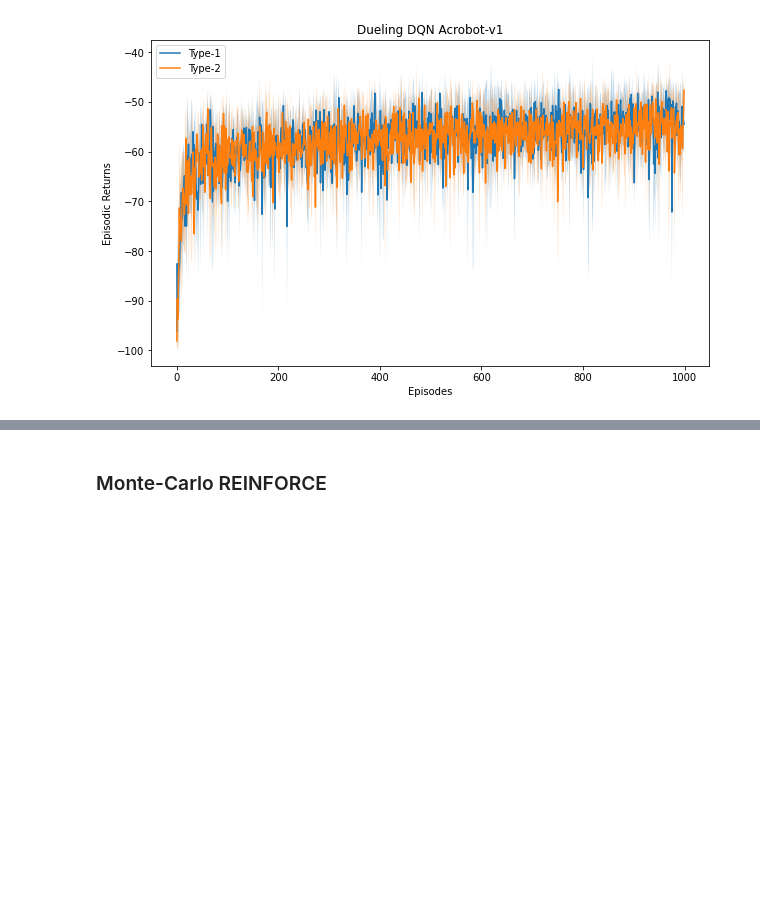
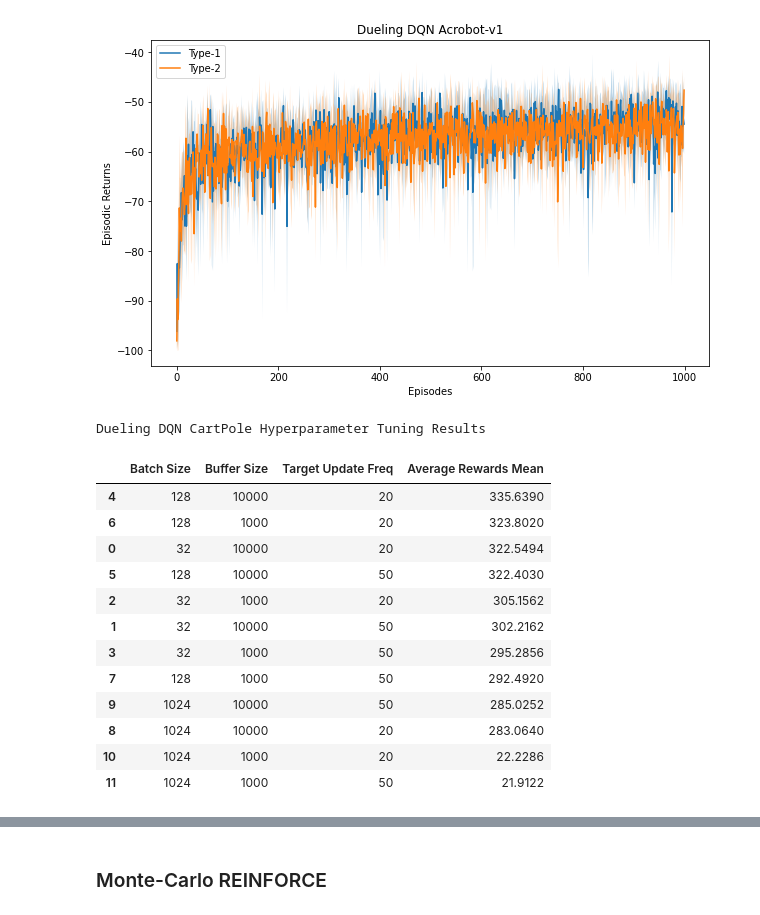
Before and after one commit to nishant-sahoo/RL_Assignments, a Jupyter notebook: Programming Assignments/PA2/notebook.ipynb, the cells around one changed output, grey strips where cells are left out. Drawn from its saved outputs; the diff is of its cells as text; code cells hidden in the pictures; blank space fills up the shorter version.

```diff
--- a/Programming Assignments/PA2/notebook.ipynb
+++ b/Programming Assignments/PA2/notebook.ipynb
@@ -726,3 +750,36 @@ args = args_ddqn_cartpole
+# %%
+# Hyperparameter tuning for CartPole-v1 using Dueling DQN
+args = Args()
+
+'''uncomment for tuning'''
+# args_ddqn_cartpole = dueling_dqn_cartpole_hyperparameter_tuning()
+# print("Tuned Hyperparameters Dueling DQN CartPole: ", args_ddqn_cartpole.__dict__)
+# args = args_ddqn_cartpole
+
+# After tuning, we got the following results:
+args.batch_size = 1024
+args.buffer_size = int(1e4)
+args.target_update_freq = 20
+
+dueling_dqn_cartpole_results = pd.read_csv('hptuning/dueling_dqn_cartpole.csv')
+dueling_dqn_cartpole_results = dueling_dqn_cartpole_results.sort_values(by='Average Rewards Mean', ascending=False)
+print("Dueling DQN CartPole Hyperparameter Tuning Results")
+dueling_dqn_cartpole_results
+# %% [output]
+Dueling DQN CartPole Hyperparameter Tuning Results
+|  | Batch Size | Buffer Size | Target Update Freq | Average Rewards Mean |
+| 4 | 128 | 10000 | 20 | 335.6390 |
+| 6 | 128 | 1000 | 20 | 323.8020 |
+| 0 | 32 | 10000 | 20 | 322.5494 |
+| 5 | 128 | 10000 | 50 | 322.4030 |
+| 2 | 32 | 1000 | 20 | 305.1562 |
+| 1 | 32 | 10000 | 50 | 302.2162 |
+| 3 | 32 | 1000 | 50 | 295.2856 |
+| 7 | 128 | 1000 | 50 | 292.4920 |
+| 9 | 1024 | 10000 | 50 | 285.0252 |
+| 8 | 1024 | 10000 | 20 | 283.0640 |
+| 10 | 1024 | 1000 | 20 | 22.2286 |
+| 11 | 1024 | 1000 | 50 | 21.9122 |
 # %%
 # Dueling DQN
 # CartPole-v1 using Type-1 update
```
Also changed, not shown: parts of 10 cells of this notebook, 10 other files.
